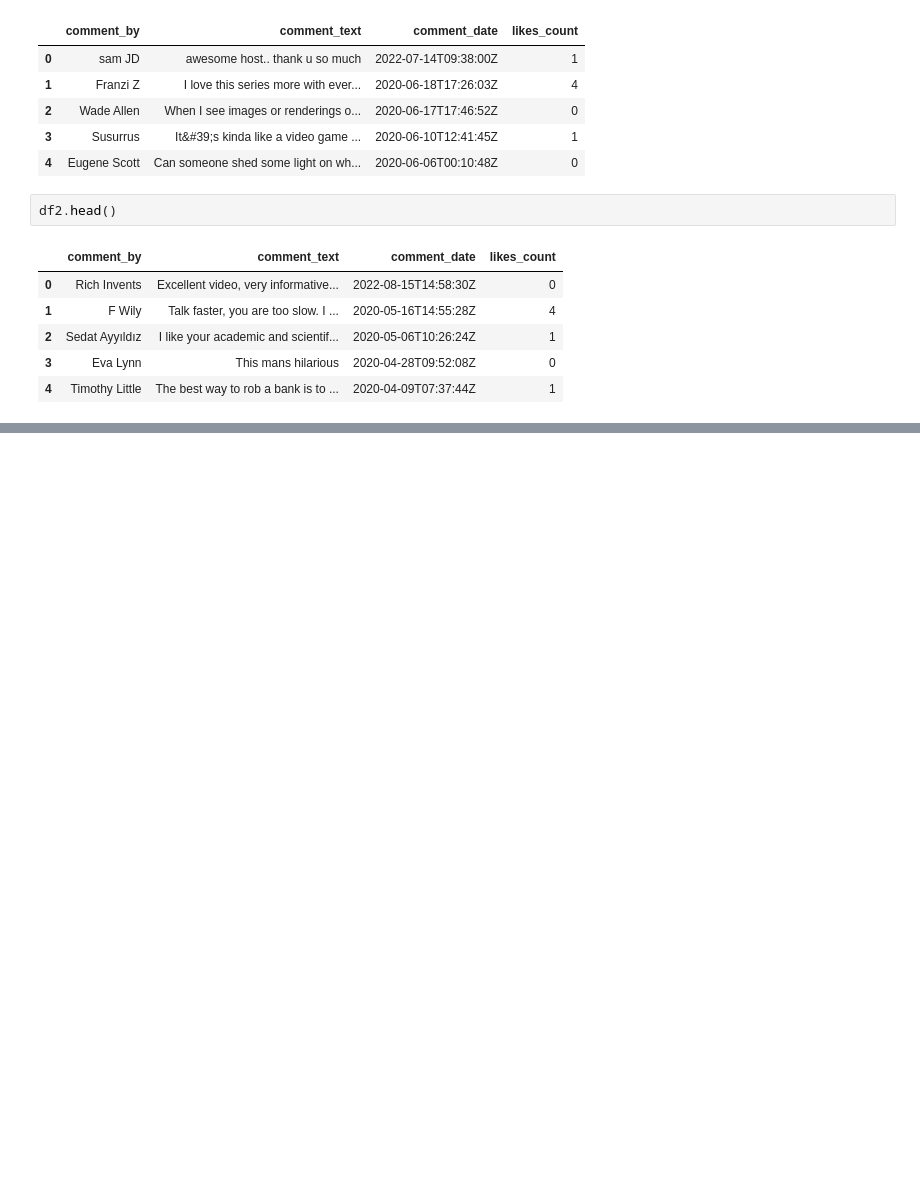
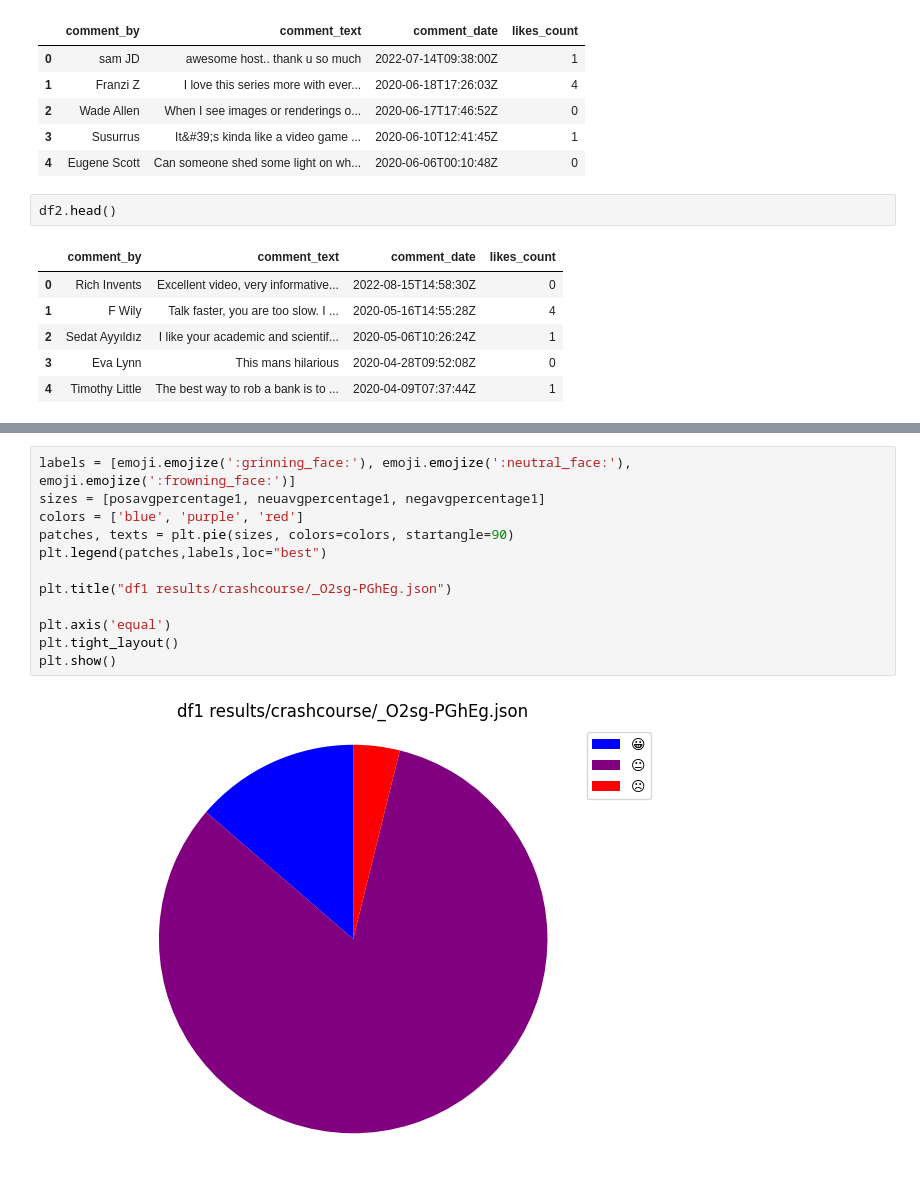
Before and after one commit to awaubreyw/aubrey_dissertation, a Jupyter notebook: src/get_sentiment_vader.ipynb, the cells around one changed output, grey strips where cells are left out. Cells and saved outputs as stored; diff of their text form; blank space fills up the shorter version.

```diff
--- a/src/get_sentiment_vader.ipynb
+++ b/src/get_sentiment_vader.ipynb
@@ -34,0 +303,14 @@ df2.head()
+# %%
+labels = [emoji.emojize(':grinning_face:'), emoji.emojize(':neutral_face:'), emoji.emojize(':frowning_face:')]
+sizes = [posavgpercentage1, neuavgpercentage1, negavgpercentage1]
+colors = ['blue', 'purple', 'red']
+patches, texts = plt.pie(sizes, colors=colors, startangle=90)
+plt.legend(patches,labels,loc="best")
+
+plt.title("df1 results/crashcourse/_O2sg-PGhEg.json")
+
+plt.axis('equal')
+plt.tight_layout()
+plt.show()
+# %% [output]
+[figure, added]
```
Also changed, not shown: parts of 27 cells of this notebook, 1 other file.
